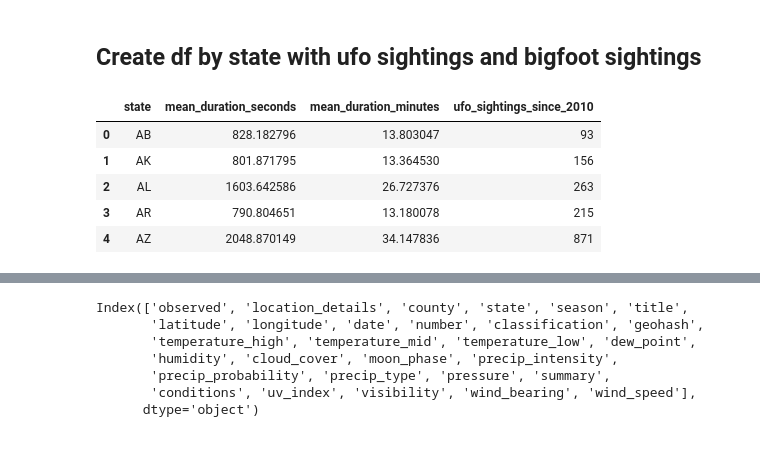
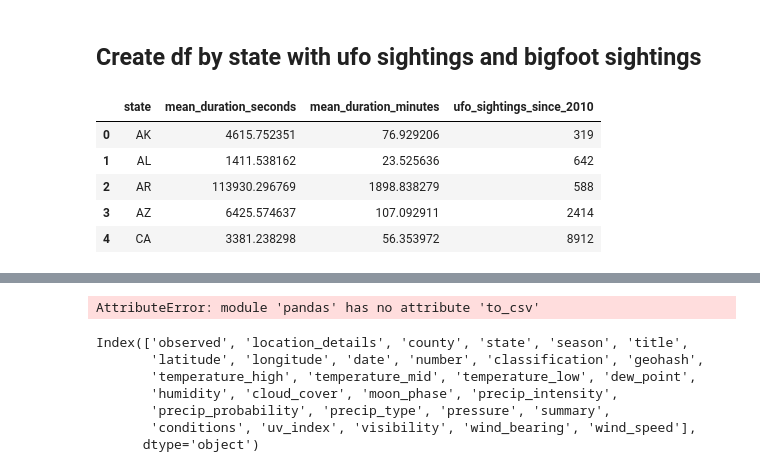
Before and after one commit to kflemming30/UFO_sightings, a Jupyter notebook: Sightings_Analysis.ipynb, the cells around one changed output, grey strips where cells are left out. Cells and saved outputs as stored; diff of their text form; code cells hidden in the pictures.

```diff
--- a/Sightings_Analysis.ipynb
+++ b/Sightings_Analysis.ipynb
@@ -506,29 +506,29 @@ bigfoot_locations.head()
 ## Create df by state with ufo sightings and bigfoot sightings
 # %%
 # Group by 'state' and perform aggregations
-state_sightings = ufo_data_cleaned[ufo_data_cleaned['year'] >= 2010].groupby('state').agg({
+state_sightings = ufo_data_cleaned[ufo_data_cleaned['country'] == 'us'].groupby('state').agg({
     'duration (seconds)': 'mean',
     'duration(minutes)': 'mean',
     'year': 'count'
 })
 
 # Rename the columns for clarity
 state_sightings.rename(columns={
     'duration (seconds)': 'mean_duration_seconds',
     'duration(minutes)': 'mean_duration_minutes',
     'year': 'ufo_sightings_since_2010'
 }, inplace=True)
 
 # Reset the index to make 'state' a regular column instead of the index
 state_sightings.reset_index(inplace=True)
 state_sightings.head()
 # %% [output]
 |  | state | mean_duration_seconds | mean_duration_minutes | ufo_sightings_since_2010 |
-| 0 | AB | 828.182796 | 13.803047 | 93 |
-| 1 | AK | 801.871795 | 13.364530 | 156 |
-| 2 | AL | 1603.642586 | 26.727376 | 263 |
-| 3 | AR | 790.804651 | 13.180078 | 215 |
-| 4 | AZ | 2048.870149 | 34.147836 | 871 |
+| 0 | AK | 4615.752351 | 76.929206 | 319 |
+| 1 | AL | 1411.538162 | 23.525636 | 642 |
+| 2 | AR | 113930.296769 | 1898.838279 | 588 |
+| 3 | AZ | 6425.574637 | 107.092911 | 2414 |
+| 4 | CA | 3381.238298 | 56.353972 | 8912 |
 # %%
 import pandas as pd
 
@@ -546,7 +546,9 @@ bigfoot_sightings.head()
 | 4 | It was the winter of 1996 and we ... | Hwy 182, Wood County Between Quit... | Wood County | Texas | Winter | Report 2048: Night time road cros... | 32.79430 | -95.54250 | 1996-12-22 | 2048.0 | ... |
 5 rows × 29 columns
 # %%
-bigfoot_sightings = pd.to_csv(bigfoot_sightings)
+bigfoot_sightings.to_csv('bigfoot_sightings.csv', index=False)
+# %% [output]
+AttributeError: module 'pandas' has no attribute 'to_csv'
 # %%
 bigfoot_sightings.columns
 # %% [output]
```
Also changed, not shown: 1 other file.
